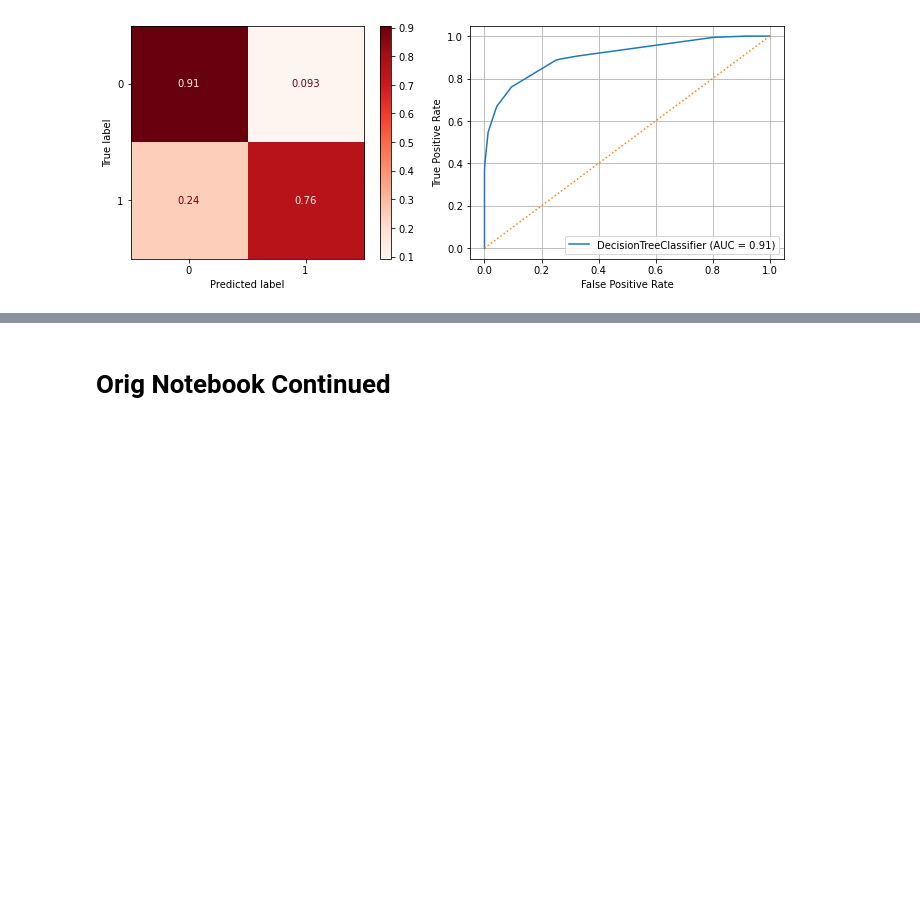
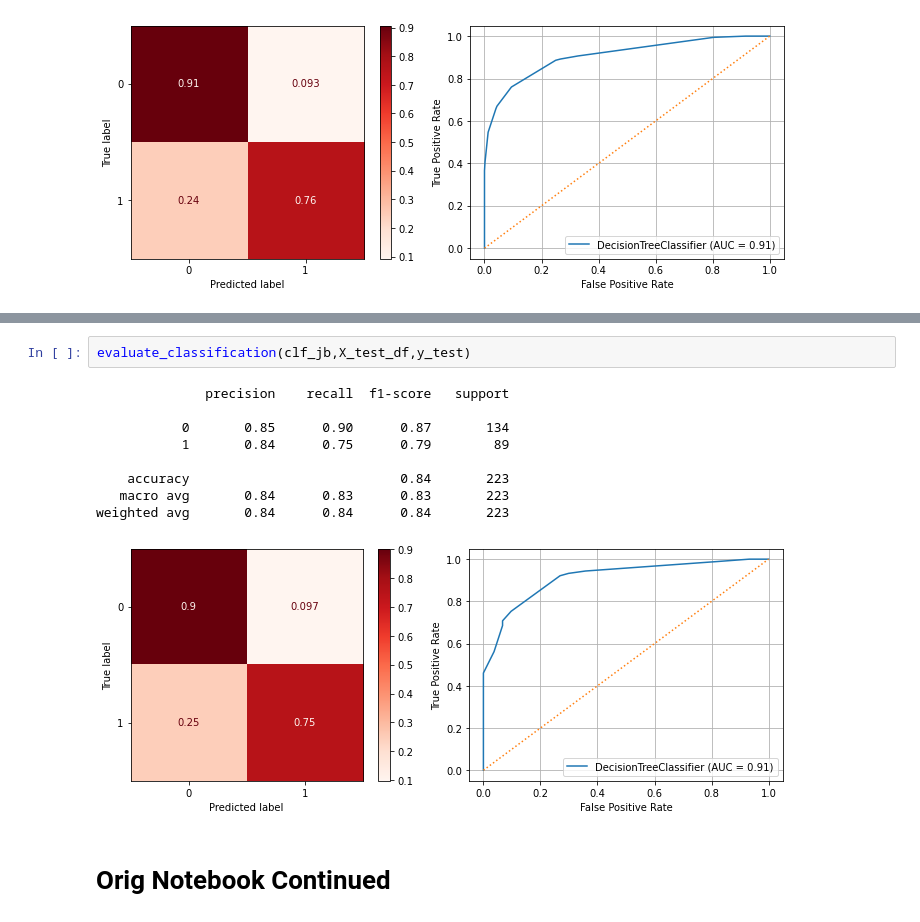
Before and after one commit to flatiron-school/Online-DS-FT-022221-Cohort-Notes, a Jupyter notebook: Phase_3/scratch_notebooks/topic_29_decision_trees_v2_titanic-SCRATCH.ipynb, the cells around one changed output, grey strips where cells are left out. Drawn from its saved outputs; the diff is of its cells as text; blank space fills up the shorter version.

```diff
--- a/Phase_3/scratch_notebooks/topic_29_decision_trees_v2_titanic-SCRATCH.ipynb
+++ b/Phase_3/scratch_notebooks/topic_29_decision_trees_v2_titanic-SCRATCH.ipynb
@@ -607,3 +649,15 @@ weighted avg       0.85      0.85      0.85       891
+# %%
+evaluate_classification(clf_jb,X_test_df,y_test)
+# %% [output]
+              precision    recall  f1-score   support
+
+           0       0.85      0.90      0.87       134
+           1       0.84      0.75      0.79        89
+
+    accuracy                           0.84       223
+   macro avg       0.84      0.83      0.83       223
+weighted avg       0.84      0.84      0.84       223
+[figure, added]
 # %% [markdown]
 # Orig Notebook Continued
 # %% [markdown]
```
Also changed, not shown: parts of 9 cells of this notebook, 1 other file.
